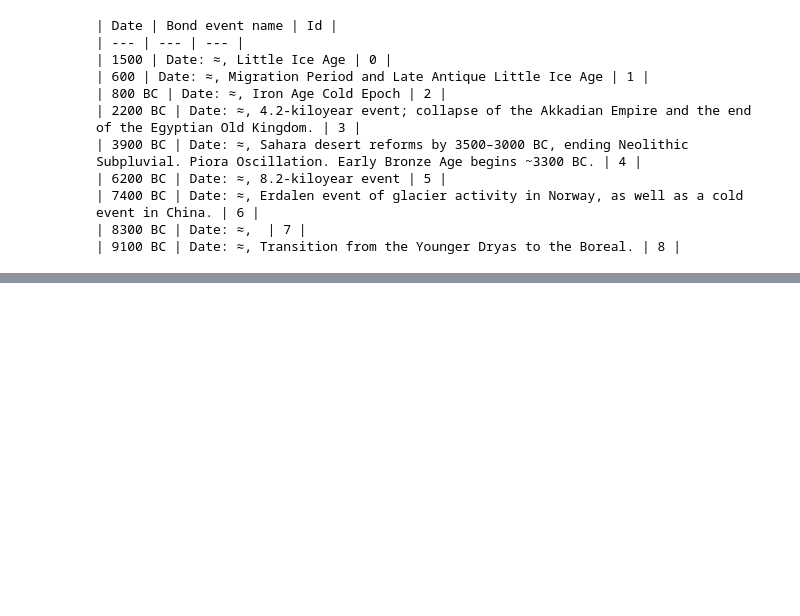
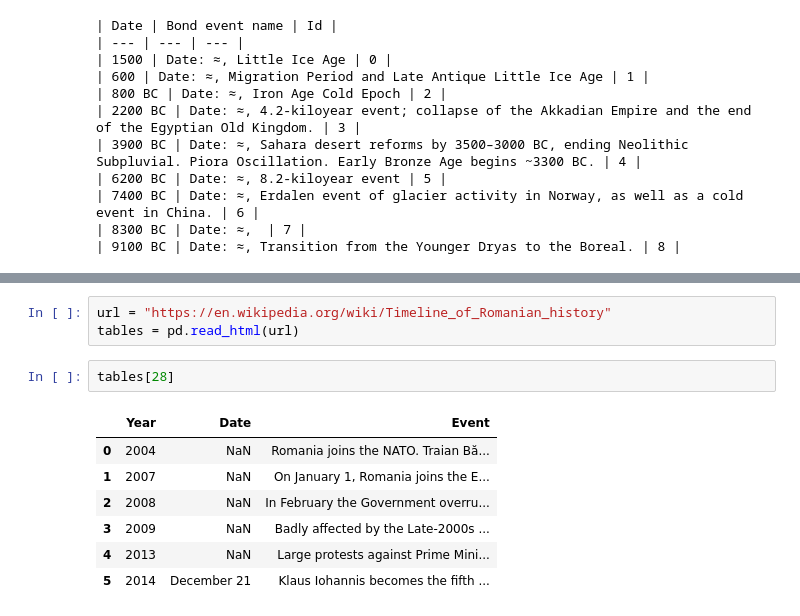
Before and after one commit to domschl/EbookTools, a Jupyter notebook: wiki_exporter_hist.ipynb, the cells around one changed output, grey strips where cells are left out. Cells and saved outputs as stored; diff of their text form; blank space fills up the shorter version.

```diff
--- a/wiki_exporter_hist.ipynb
+++ b/wiki_exporter_hist.ipynb
@@ -383,0 +535,13 @@ for i, row in enumerate(tables[0].iterrows()):
+# %%
+url = "https://en.wikipedia.org/wiki/Timeline_of_Romanian_history"
+tables = pd.read_html(url)
+# %%
+tables[28]
+# %% [output]
+|  | Year | Date | Event |
+| 0 | 2004 | NaN | Romania joins the NATO. Traian Bă... |
+| 1 | 2007 | NaN | On January 1, Romania joins the E... |
+| 2 | 2008 | NaN | In February the Government overru... |
+| 3 | 2009 | NaN | Badly affected by the Late-2000s ... |
+| 4 | 2013 | NaN | Large protests against Prime Mini... |
+| 5 | 2014 | December 21 | Klaus Iohannis becomes the fifth ... |
```
Also changed, not shown: parts of 14 cells of this notebook, 2 other files.
